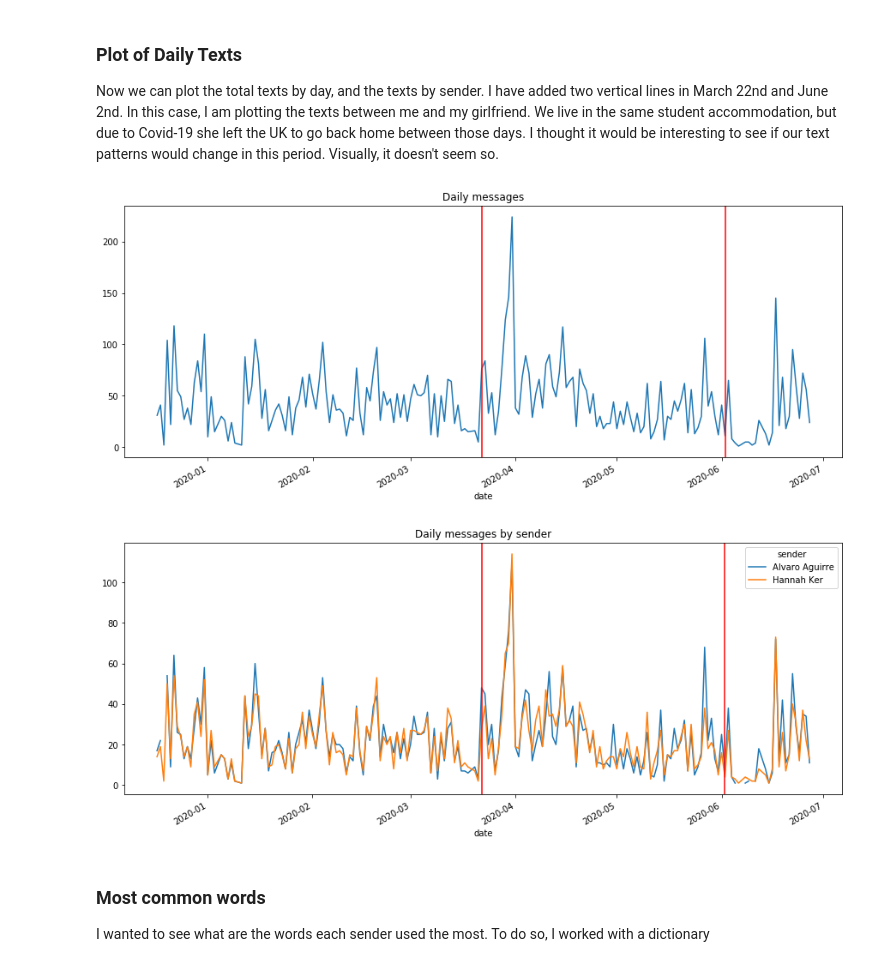
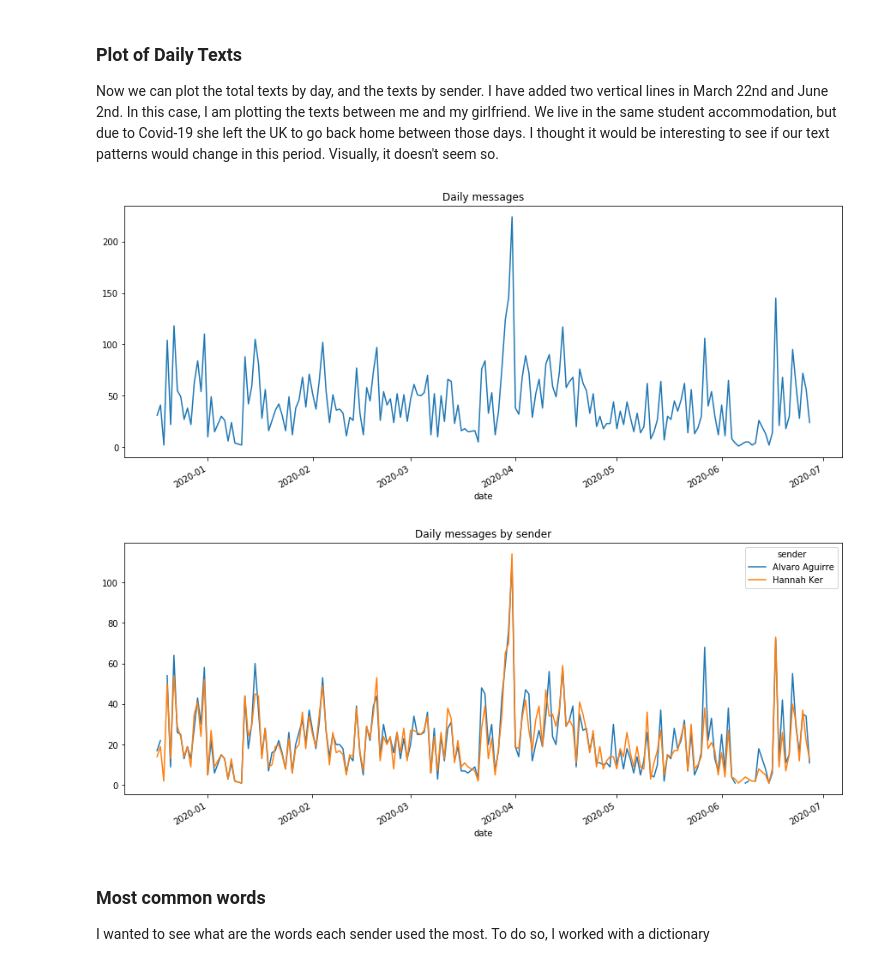
Before and after one commit to alvaroaguirre/Projects, a Jupyter notebook: whatsapp.ipynb, the cells around one changed output. Cells and saved outputs as stored; diff of their text form; code cells hidden in the pictures.

```diff
--- a/whatsapp.ipynb
+++ b/whatsapp.ipynb
@@ -117,19 +117,15 @@ Now we can plot the total texts by day, and the texts by sender. I have added tw
 # %%
 fig, ax = plt.subplots(figsize=(15,6))
 txt.groupby(['date']).count()['text'].plot(ax = ax);
 plt.title("Daily messages");
-plt.axvline(dt.datetime(2020, 3, 22), color = "red");
-plt.axvline(dt.datetime(2020, 6, 2), color = "red");
 # %% [output]
-[figure, old version]
+[figure, new version]
 # %%
 fig, ax = plt.subplots(figsize=(15,6))
 txt.groupby(['date', 'sender']).count()['text'].unstack().plot(ax=ax);
 plt.title("Daily messages by sender");
-plt.axvline(dt.datetime(2020, 3, 22), color = "red");
-plt.axvline(dt.datetime(2020, 6, 2), color = "red");
 # %% [output]
-[figure, old version]
+[figure, new version]
 # %% [markdown]
 ### Most common words
 
```
Also changed, not shown: parts of 2 cells of this notebook.
